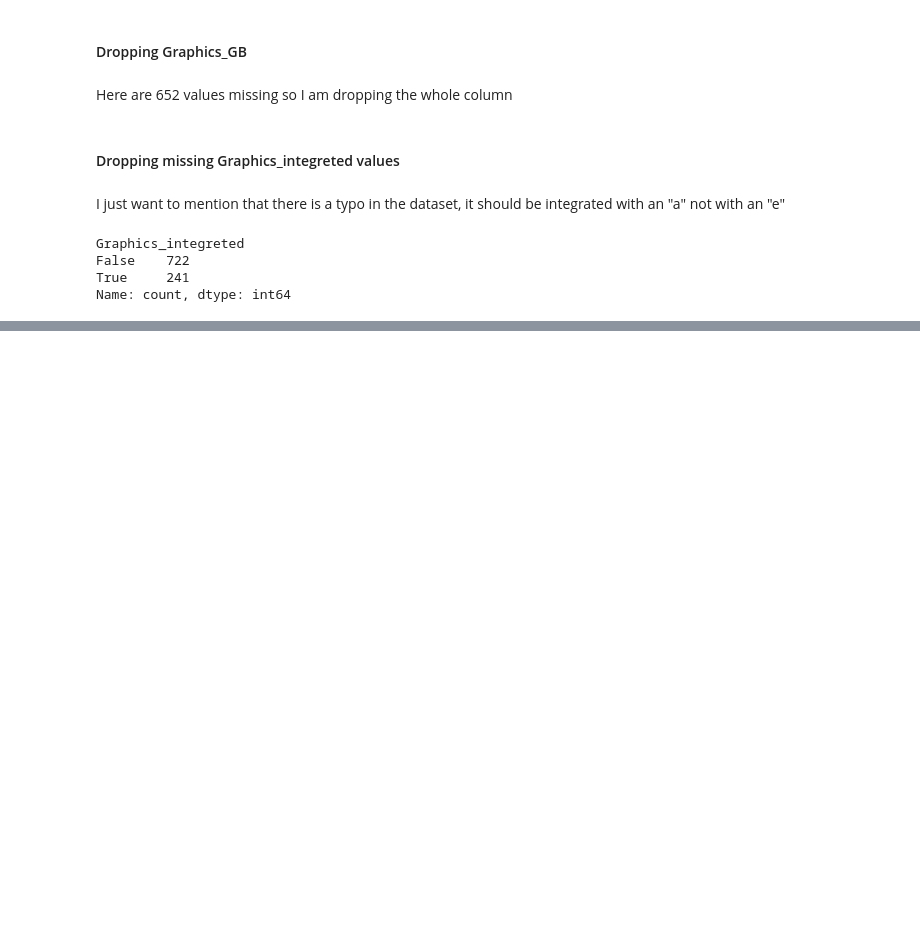
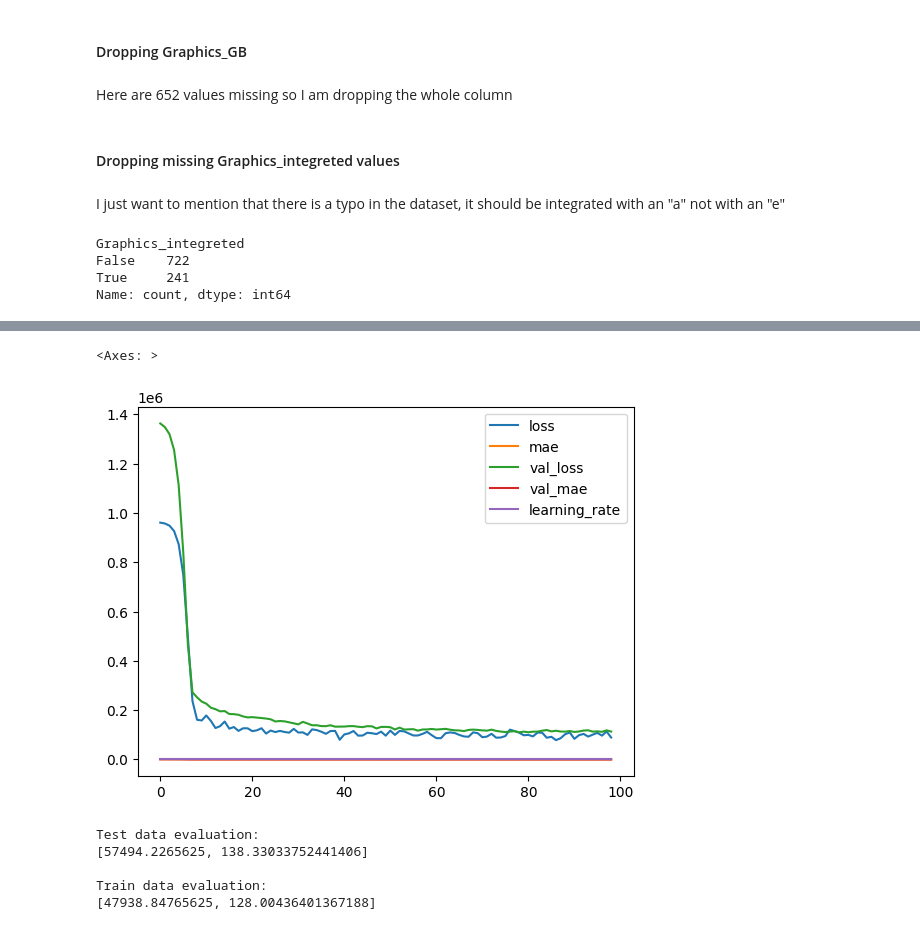
Before and after one commit to DonTauren/DeepLearning, a Jupyter notebook: exercise_1.ipynb, the cells around one changed output, grey strips where cells are left out. Saved outputs shown, nothing was run; the diff lists cells and outputs as text; code cells hidden in the pictures; blank space fills up the shorter version.

```diff
--- a/exercise_1.ipynb
+++ b/exercise_1.ipynb
@@ -444,0 +508,2 @@ Name: count, dtype: int64
+# %%
+df = df.drop(columns=["Name"])
@@ -444,0 +541,4 @@ Name: count, dtype: int64
+# %%
+X = df.drop("Price", axis=1)
+
+y = df["Price"]
@@ -444,0 +547,6 @@ Name: count, dtype: int64
+# %%
+# step 1, split the data into 70% (training data) and 30% (temporary data)
+X_train, X_temp, y_train, y_temp = train_test_split(X, y, test_size=0.3)
+
+# step 2, split the temporary data in HALF (0.5) => 15% test and 15% validation
+X_val, X_test, y_val, y_test = train_test_split(X_temp, y_temp, test_size=0.5)
@@ -444,0 +630,8 @@ Name: count, dtype: int64
+# %%
+history = model.fit(
+    X_train, y_train,
+    epochs=800,
+    validation_data=(X_val, y_val),
+    callbacks=callback_list,
+    verbose=1
+)
@@ -444,0 +656,17 @@ Name: count, dtype: int64
+# %%
+loss_df = pd.DataFrame(model.history.history)
+loss_df.plot()
+# %% [output]
+<Axes: >
+[figure, added]
+# %%
+print("Test data evaluation:")
+print(model.evaluate(X_test, y_test, verbose=0))
+print("\nTrain data evaluation:")
+print(model.evaluate(X_train, y_train, verbose=0))
+# %% [output]
+Test data evaluation:
+[57494.2265625, 138.33033752441406]
+
+Train data evaluation:
+[47938.84765625, 128.00436401367188]
```
Also changed, not shown: parts of 33 cells of this notebook, 1 other file.
